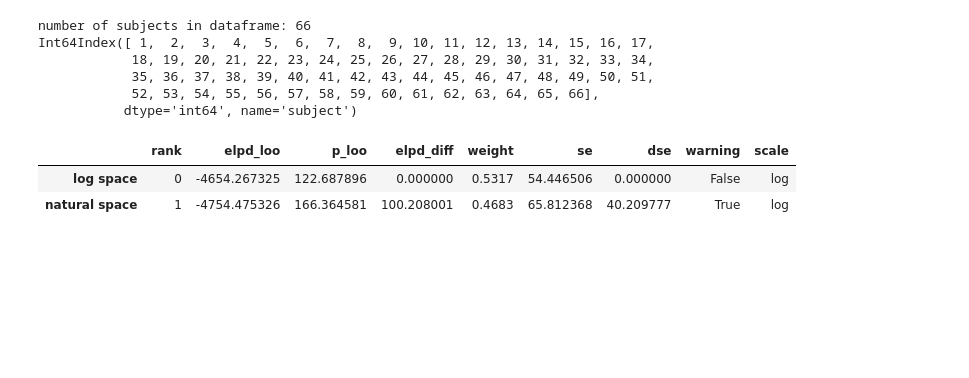
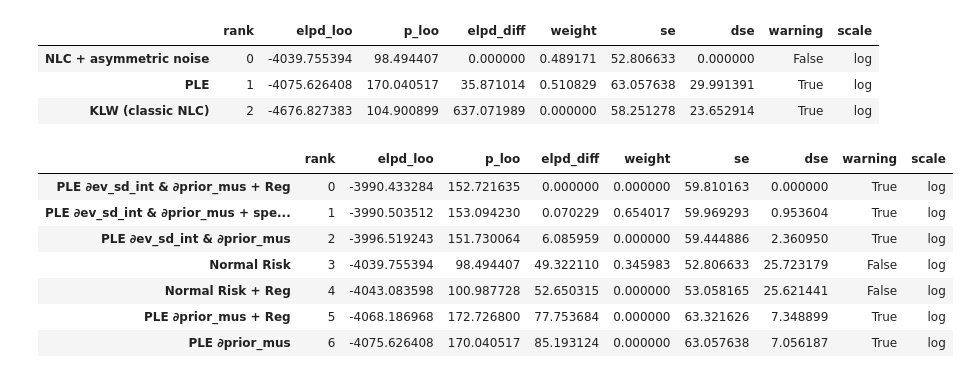
Before and after one commit to mrenke/numrisk, a Jupyter notebook: numrisk/behavior_risk/bauerModelComp.ipynb, the cells around one changed output. Drawn from its saved outputs; the diff is of its cells as text; code cells hidden in the pictures; blank space fills up the shorter version.

```diff
--- a/numrisk/behavior_risk/bauerModelComp.ipynb
+++ b/numrisk/behavior_risk/bauerModelComp.ipynb
@@ -9,17 +34,12 @@ import pandas as pd
 import arviz as az
 
 
-bids_folder = '/Users/mrenke/data/ds-dnumrisk'
-target_folder = op.join(bids_folder, f'derivatives/cogmodels_risk')
-format = 'symbolic'
+bids_folder      = '/Users/mrenke/data/ds-dnumrisk'
+# old models: '/Volumes/g_econ_department$/projects/2023/renkert_dehollander_ruff_dnumr/data/ds-dnumrisk
+trace_folder     = op.join(bids_folder, 'derivatives', 'cogmodels_risk')
+format = '-symbolic'
+remove_sub_string = '_rem-32-40-45-46-50'
 
-from utils import get_data
-df = get_data(bids_folder)
-df = df.xs(format,0, level='format')
+#from utils import get_data
+#df = get_data(bids_folder)
+#df = df.xs(format,0, level='format')
-# %% [output]
-number of subjects in dataframe: 66
-Int64Index([ 1,  2,  3,  4,  5,  6,  7,  8,  9, 10, 11, 12, 13, 14, 15, 16, 17,
-            18, 19, 20, 21, 22, 23, 24, 25, 26, 27, 28, 29, 30, 31, 32, 33, 34,
-            35, 36, 37, 38, 39, 40, 41, 42, 43, 44, 45, 46, 47, 48, 49, 50, 51,
-            52, 53, 54, 55, 56, 57, 58, 59, 60, 61, 62, 63, 64, 65, 66],
-           dtype='int64', name='subject')
@@ -55,9 +46,38 @@ model_2 =  az.from_netcdf(op.join(target_folder, f'model-{model_n}_format-{forma
-# %%
-compare_dict = {"log space": model_1, #"n1/n2, fit prior": model_2,
-                "natural space": model_2}
-
-az.compare(compare_dict)
-# %% [output]
-|  | rank | elpd_loo | p_loo | elpd_diff | weight | se | dse | warning | scale |
-| log space | 0 | -4654.267325 | 122.687896 | 0.000000 | 0.5317 | 54.446506 | 0.000000 | False | log |
-| natural space | 1 | -4754.475326 | 166.364581 | 100.208001 | 0.4683 | 65.812368 | 40.209777 | True | log |
+# %%
+# Natural space fix! alpha=1 set
+compare_dict = {"KLW (classic NLC)": az.from_netcdf(op.join(trace_folder, f'model-riskKLW{remove_sub_string}_format{format}_trace.netcdf')),
+                "NLC + asymmetric noise" : az.from_netcdf(op.join(trace_folder, f'model-risk{remove_sub_string}_format{format}_trace.netcdf')),
+                "PLE" : az.from_netcdf(op.join(trace_folder, f'model-PowerLawEncoding3{remove_sub_string}_format{format}_trace.netcdf')),
+                #"PLE + asymmetric noise" : az.from_netcdf(op.join(trace_folder, f'model-PowerLawEncoding4{remove_sub_string}_format{format}_trace.netcdf')),
+                }
+
+com_res = az.compare(compare_dict)
+com_res
+# %% [output]
+|  | rank | elpd_loo | p_loo | elpd_diff | weight | se | dse | warning | scale |
+| NLC + asymmetric noise | 0 | -4039.755394 | 98.494407 | 0.000000 | 0.489171 | 52.806633 | 0.000000 | False | log |
+| PLE | 1 | -4075.626408 | 170.040517 | 35.871014 | 0.510829 | 63.057638 | 29.991391 | True | log |
+| KLW (classic NLC) | 2 | -4676.827383 | 104.900899 | 637.071989 | 0.000000 | 58.251278 | 23.652914 | True | log |
+# %%
+# Compare non versus +group regression
+compare_dict = {"Normal Risk": az.from_netcdf(op.join(trace_folder, f'model-risk{remove_sub_string}_format{format}_trace.netcdf')),
+                "Normal Risk + Reg": az.from_netcdf(op.join(trace_folder, f'model-risk_regression{remove_sub_string}_format{format}_trace.netcdf')),
+                "PLE ∂prior_mus" : az.from_netcdf(op.join(trace_folder, f'model-powerLawEncoding3{remove_sub_string}_format{format}_trace.netcdf')),
+                "PLE ∂prior_mus + Reg" : az.from_netcdf(op.join(trace_folder, f'model-powerLawEncoding3_regression{remove_sub_string}_format{format}_trace.netcdf')),
+                "PLE ∂ev_sd_int & ∂prior_mus" : az.from_netcdf(op.join(trace_folder, f'model-powerLawEncoding4{remove_sub_string}_format{format}_trace.netcdf')),
+                "PLE ∂ev_sd_int & ∂prior_mus + Reg" : az.from_netcdf(op.join(trace_folder, f'model-powerLawEncoding4_regression{remove_sub_string}_format{format}_trace.netcdf')),
+                "PLE ∂ev_sd_int & ∂prior_mus + spec-Reg" : az.from_netcdf(op.join(trace_folder, f'model-powerLawEncoding4_regression2{remove_sub_string}_format{format}_trace.netcdf')),
+                               }
+
+az.compare(compare_dict)
+
+# smaller p_loo → the hierarchy is genuinely regularizing, not overfitting
+# %% [output]
+|  | rank | elpd_loo | p_loo | elpd_diff | weight | se | dse | warning | scale |
+| PLE ∂ev_sd_int & ∂prior_mus + Reg | 0 | -3990.433284 | 152.721635 | 0.000000 | 0.000000 | 59.810163 | 0.000000 | True | log |
+| PLE ∂ev_sd_int & ∂prior_mus + spe... | 1 | -3990.503512 | 153.094230 | 0.070229 | 0.654017 | 59.969293 | 0.953604 | True | log |
+| PLE ∂ev_sd_int & ∂prior_mus | 2 | -3996.519243 | 151.730064 | 6.085959 | 0.000000 | 59.444886 | 2.360950 | True | log |
+| Normal Risk | 3 | -4039.755394 | 98.494407 | 49.322110 | 0.345983 | 52.806633 | 25.723179 | False | log |
+| Normal Risk + Reg | 4 | -4043.083598 | 100.987728 | 52.650315 | 0.000000 | 53.058165 | 25.621441 | False | log |
+| PLE ∂prior_mus + Reg | 5 | -4068.186968 | 172.726800 | 77.753684 | 0.000000 | 63.321626 | 7.348899 | True | log |
+| PLE ∂prior_mus | 6 | -4075.626408 | 170.040517 | 85.193124 | 0.000000 | 63.057638 | 7.056187 | True | log |
```
Also changed, not shown: parts of 15 cells of this notebook, 9 other files.
